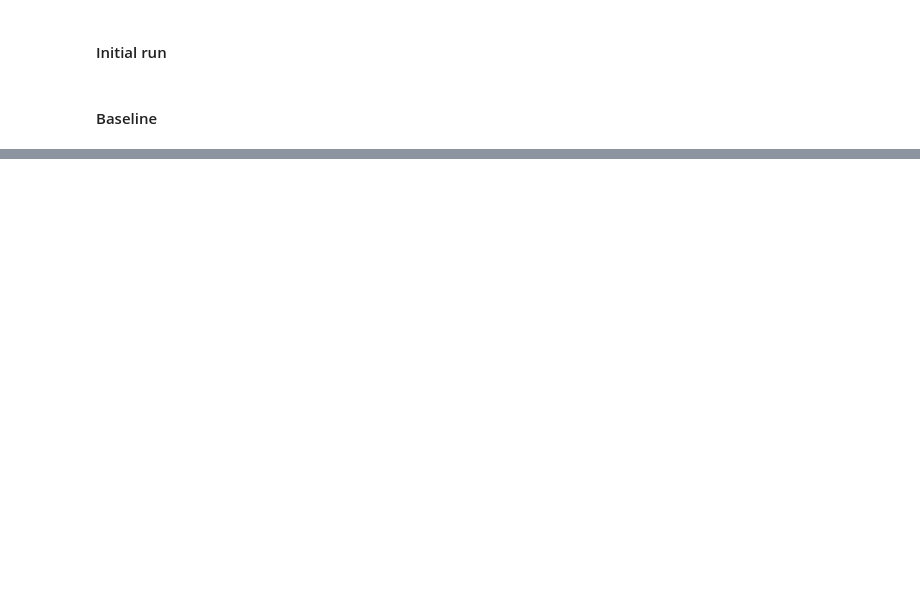
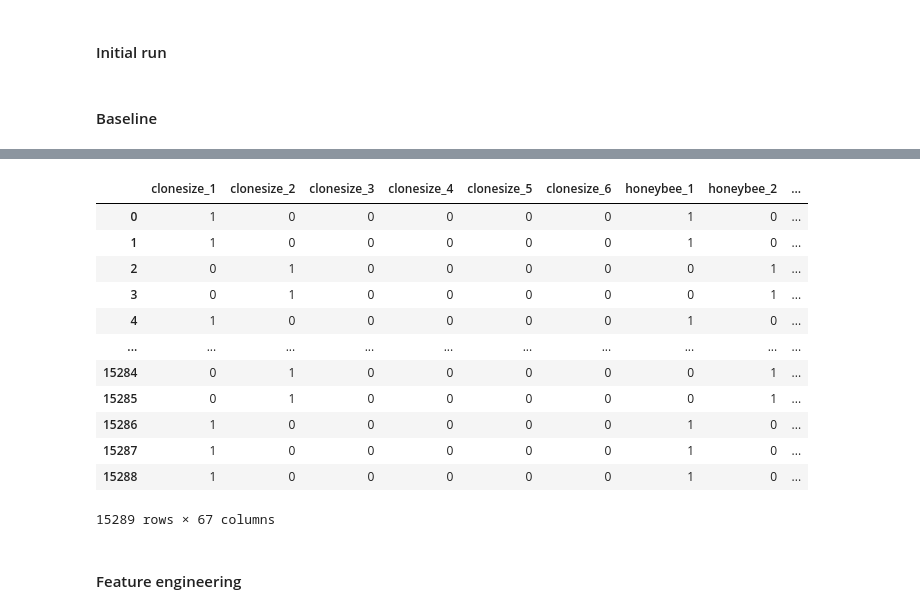
Before and after one commit to tripnv/playgrounds, a Jupyter notebook: 3-14/experiments.ipynb, the cells around one changed output, grey strips where cells are left out. Drawn from its saved outputs; the diff is of its cells as text; code cells hidden in the pictures; blank space fills up the shorter version.

```diff
--- a/3-14/experiments.ipynb
+++ b/3-14/experiments.ipynb
@@ -103,15 +137,17 @@ mlflow.end_run()
 def cross_validate_(
     X,
     Y,
-    clf,
-    scaler=None,
+    # clf,
+    pipeline=None,
     n_splits=5,
+    # scaler = None,
     shuffle=True,
     run_info=None,
     experiment_id=None,
     verbose=1,
 ):
-    model_name = clf.__str__().split("(")[0]
+    # model_name = clf.__str__().split("(")[0]
+    model_name = pipeline.named_steps['clf'].__str__().split("(")[0]
     if "CatBoost" in model_name:
         model_name = "CatBoost"
 
@@ -138,10 +174,10 @@ def cross_validate_(
 
     cv = KFold(n_splits=n_splits, shuffle=shuffle, random_state=RANDOM_SEED)
 
-    if scaler:
-        pipeline = Pipeline(steps=[("scaler", scaler), ("clf", clf)])
-    else:
-        pipeline = Pipeline(steps=[("clf", clf)])
+    # if scaler:
+    #     pipeline = Pipeline(steps=[("scaler", scaler), ("clf", clf)])
+    # else:
+    #     pipeline = Pipeline(steps=[("clf", clf)])
 
     metrics = cross_validate(
         estimator=pipeline,
@@ -182,7 +218,8 @@ def cross_validate_(
         "var_mape":
         np.var(metrics["test_neg_mean_absolute_percentage_error"] * -1),
     }
-    model_params = clf.get_params()
+    # model_params = clf.get_params()
+    model_params = pipeline.named_steps['clf'].get_params()
 
     mlflow.log_metrics(metrics=metrics_dict)
     mlflow.log_params(params=model_params)
@@ -296 +355,8 @@ cross_validate_(
 ________________________________________________________________________________
+# %%
+pipeline = Pipeline([
+    ('ohe', OneHotEncoder(cols = low_cardinality_features)),
+    ('scaler', StandardScaler()),
+])
+# %%
+pipeline.fit(X, Y)
@@ -296,0 +371,2 @@ ________________________________________________________________________________
+# %%
+pipeline.fit_transform(X, Y)
@@ -296,0 +387,18 @@ ________________________________________________________________________________
+# %%
+pipeline.named_steps['ohe'].transform(X)
+# %% [output]
+|  | clonesize_1 | clonesize_2 | clonesize_3 | clonesize_4 | clonesize_5 | clonesize_6 | honeybee_1 | honeybee_2 | ... |
+| 0 | 1 | 0 | 0 | 0 | 0 | 0 | 1 | 0 | ... |
+| 1 | 1 | 0 | 0 | 0 | 0 | 0 | 1 | 0 | ... |
+| 2 | 0 | 1 | 0 | 0 | 0 | 0 | 0 | 1 | ... |
+| 3 | 0 | 1 | 0 | 0 | 0 | 0 | 0 | 1 | ... |
+| 4 | 1 | 0 | 0 | 0 | 0 | 0 | 1 | 0 | ... |
+| ... | ... | ... | ... | ... | ... | ... | ... | ... | ... |
+| 15284 | 0 | 1 | 0 | 0 | 0 | 0 | 0 | 1 | ... |
+| 15285 | 0 | 1 | 0 | 0 | 0 | 0 | 0 | 1 | ... |
+| 15286 | 1 | 0 | 0 | 0 | 0 | 0 | 1 | 0 | ... |
+| 15287 | 1 | 0 | 0 | 0 | 0 | 0 | 1 | 0 | ... |
+| 15288 | 1 | 0 | 0 | 0 | 0 | 0 | 1 | 0 | ... |
+15289 rows × 67 columns
+# %% [markdown]
+#### Feature engineering
```
Also changed, not shown: parts of 11 cells of this notebook, 1 other file.
